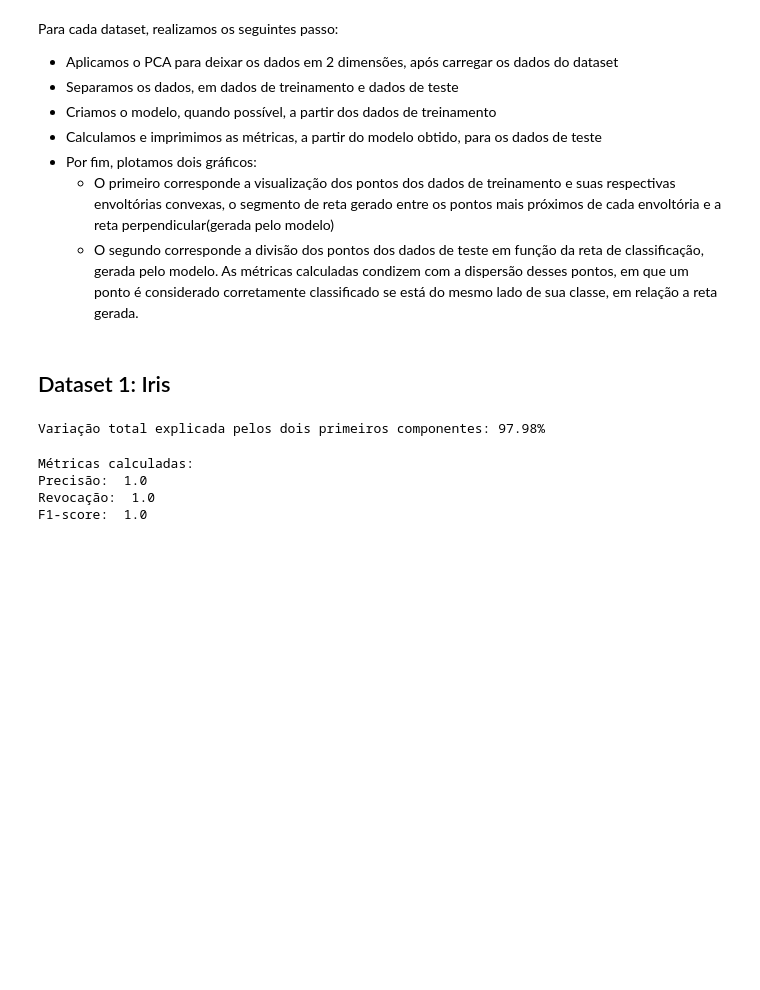
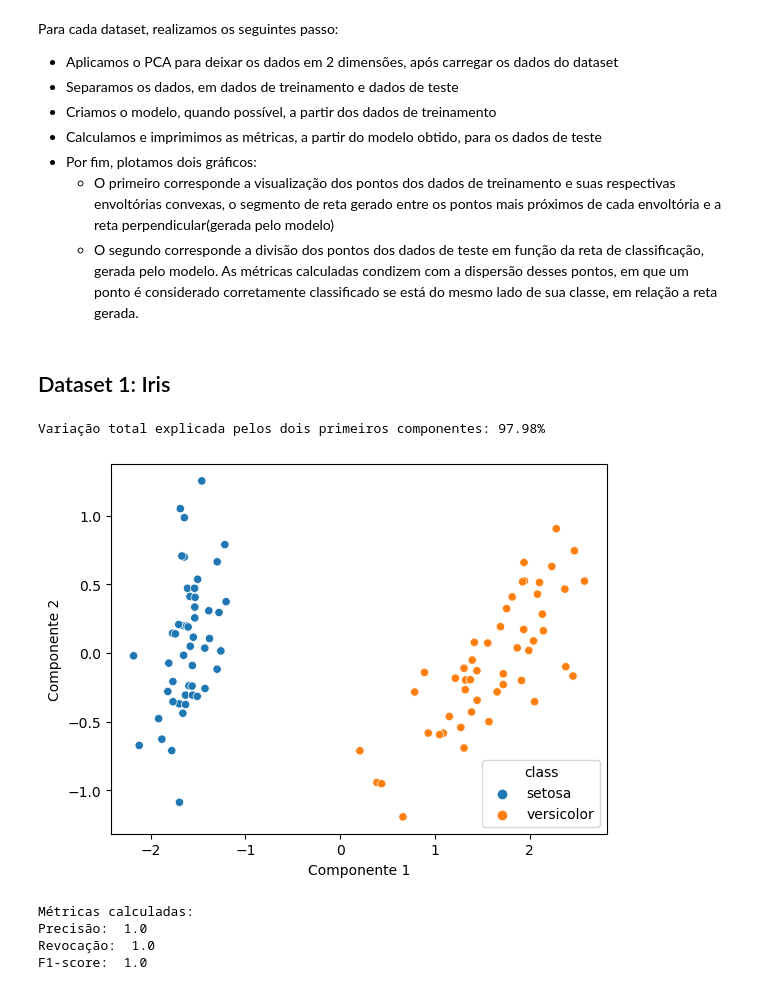
Before and after one commit to avelarh/TP-GeometriaComputacional-Alg2, a Jupyter notebook: amizade.ipynb, the cells around one changed output. Cells and saved outputs as stored; diff of their text form; code cells hidden in the pictures; blank space fills up the shorter version.

```diff
--- a/amizade.ipynb
+++ b/amizade.ipynb
@@ -356,9 +356,12 @@ Para cada dataset, realizamos os seguintes passo:
 # %%
 iris = sns.load_dataset('iris')
 iris = iris[iris['species'] != 'virginica']
 iris_pca = apply_pca(iris, "species")
+
+plot_pca(iris_pca)
 # %% [output]
 Variação total explicada pelos dois primeiros componentes: 97.98%
+[figure, added]
 # %%
 iris_treinamento, iris_teste = separar_dados(iris_pca)
 # %%
```
Also changed, not shown: parts of 25 cells of this notebook.
